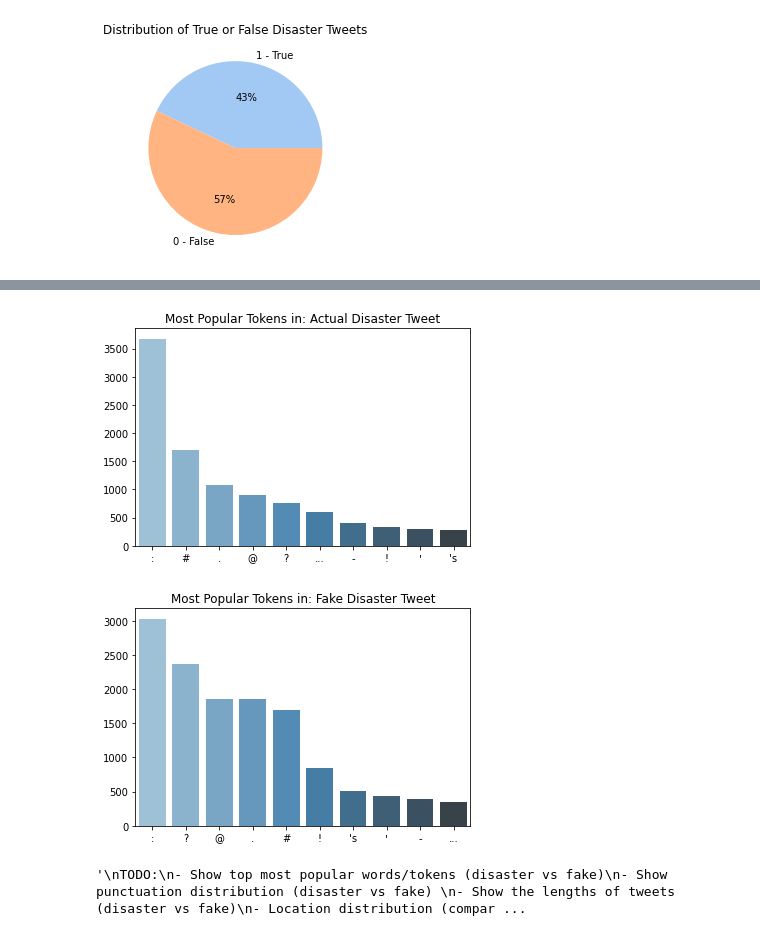
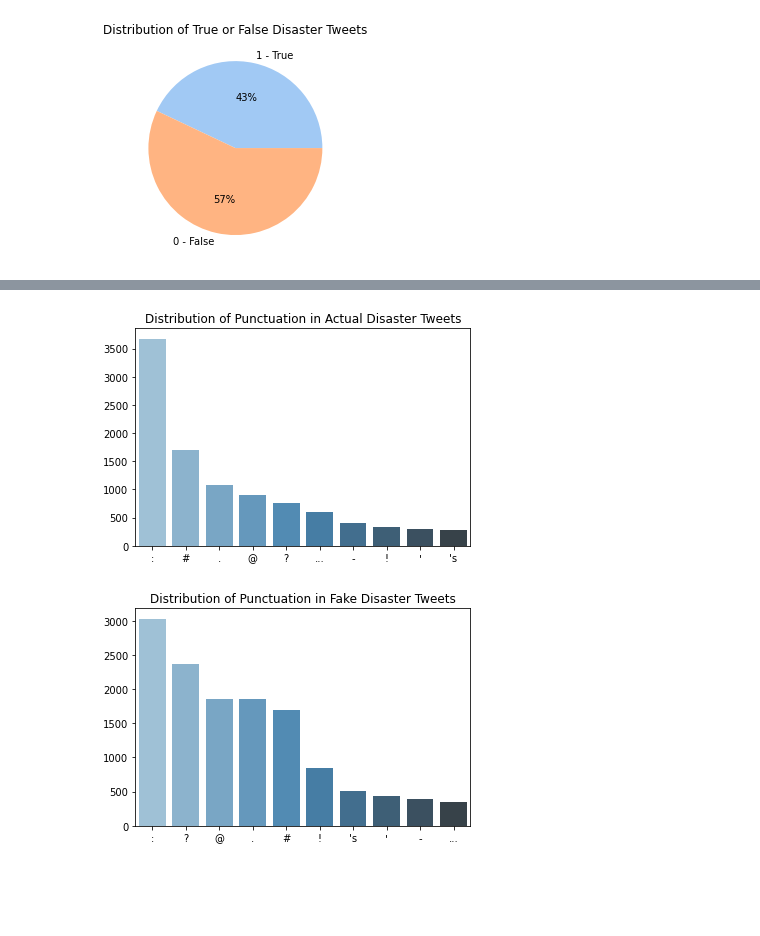
Before and after one commit to tenzinmigmar/disaster-tweet-text-classification, a Jupyter notebook: exploration_and_visualization.ipynb, the cells around one changed output, grey strips where cells are left out. Drawn from its saved outputs; the diff is of its cells as text; code cells hidden in the pictures; blank space fills up the shorter version.

```diff
--- a/exploration_and_visualization.ipynb
+++ b/exploration_and_visualization.ipynb
@@ -16,9 +16,6 @@ df.head()
 
 df.isna().sum()
 
-# 5080 samples... Will be training the model on the original df w/ 7613 samples & the location & kw columns dropped vs 5080 samples & location & kw included
-df = df.drop(columns=['keyword', 'location', 'id'])
-
 print("# ---- Text and Target Columns Only ----- #")
 df.head()
 # %% [output]
@@ -64,9 +61,9 @@ def most_popular(tokens, title):
     y = [feature[1] for feature in counts]
 
     sns.barplot(x, y, palette="Blues_d")
-    plt.title("Most Popular Tokens in: " + title)
+    plt.title(title)
     plt.show()
 
-most_popular(real_word_tokens, 'Actual Disaster Tweets')
-most_popular(fake_word_tokens, 'Fake Disaster Tweets')
+most_popular(real_word_tokens, "Distribution of Tokens in Actual Disaster Tweets")
+most_popular(fake_word_tokens, 'Distribution of Tokens in Fake Disaster Tweets')
 # %% [output]
@@ -89,9 +89,9 @@ most_popular(fake_word_tokens, 'Fake Disaster Tweets')
 # %%
 real_punct_tokens = create_tokens(df_real, "punct")
 fake_punct_tokens = create_tokens(df_fake, "punct")
 
-most_popular(real_punct_tokens, "Actual Disaster Tweet")
-most_popular(fake_punct_tokens, "Fake Disaster Tweet")
+most_popular(real_punct_tokens, "Distribution of Punctuation in Actual Disaster Tweets")
+most_popular(fake_punct_tokens, "Distribution of Punctuation in Fake Disaster Tweets")
 # %% [output]
-[figure, old version]
+[figure, new version]
-[figure, old version]
+[figure, new version]
@@ -107,11 +97,0 @@ def keyword_distribution():
-# %%
-"""
-TODO:
-- Show top most popular words/tokens (disaster vs fake)
-- Show punctuation distribution (disaster vs fake)
-- Show the lengths of tweets (disaster vs fake)
-- Location distribution (compare disaster vs fake)
-- Keyword distribution (compare disaster vs fake)
-"""
-# %% [output]
-'\nTODO:\n- Show top most popular words/tokens (disaster vs fake)\n- Show punctuation distribution (disaster vs fake) \n- Show the lengths of tweets (disaster vs fake)\n- Location distribution (compar ...
```
Also changed, not shown: parts of 7 cells of this notebook.
